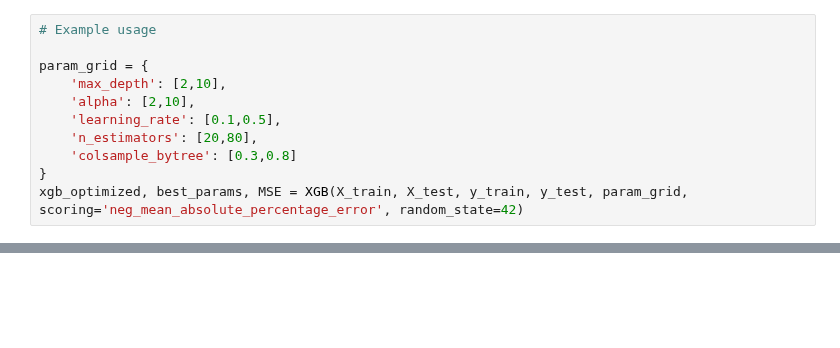
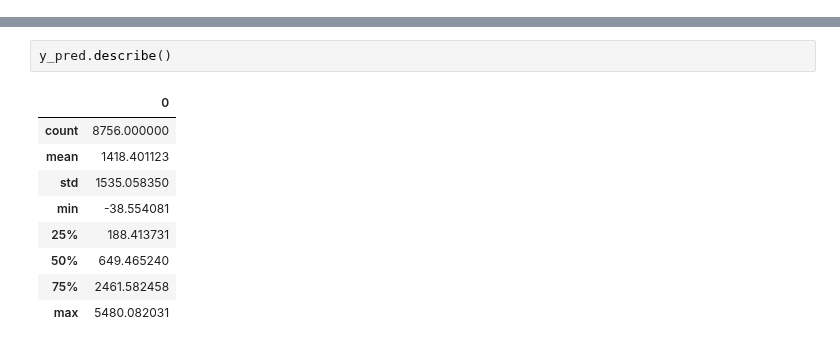
Before and after one commit to MDS-Mountain-Club/MDS_ML_Project, a Jupyter notebook: XGboost/JohannesXGBoost.ipynb, the cells around one changed output, grey strips where cells are left out. Saved outputs shown, nothing was run; the diff lists cells and outputs as text; blank space fills up the shorter version.

```diff
--- a/XGboost/JohannesXGBoost.ipynb
+++ b/XGboost/JohannesXGBoost.ipynb
@@ -182,11 +0,0 @@ def XGB(X_train, X_test, y_train, y_test, param_grid, scoring='neg_mean_squared_
-# %%
-# Example usage
-
-param_grid = {
-    'max_depth': [2,10],
-    'alpha': [2,10],
-    'learning_rate': [0.1,0.5],
-    'n_estimators': [20,80],
-    'colsample_bytree': [0.3,0.8]
-}
-xgb_optimized, best_params, MSE = XGB(X_train, X_test, y_train, y_test, param_grid, scoring='neg_mean_absolute_percentage_error', random_state=42)
@@ -260,0 +166,12 @@ For 24 hours ahead, best parameters are: {'alpha': 10, 'colsample_bytree': 0.8,
+# %%
+y_pred.describe()
+# %% [output]
+|  | 0 |
+| count | 8756.000000 |
+| mean | 1418.401123 |
+| std | 1535.058350 |
+| min | -38.554081 |
+| 25% | 188.413731 |
+| 50% | 649.465240 |
+| 75% | 2461.582458 |
+| max | 5480.082031 |
```
Also changed, not shown: parts of 37 cells of this notebook, 2 other files.
